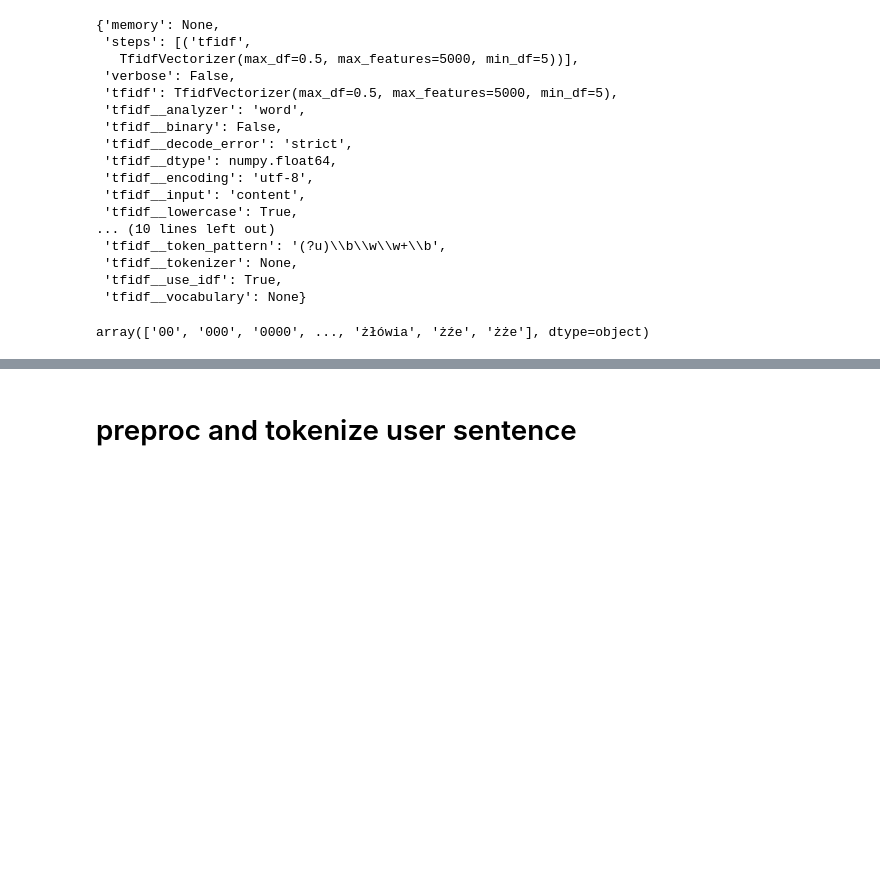
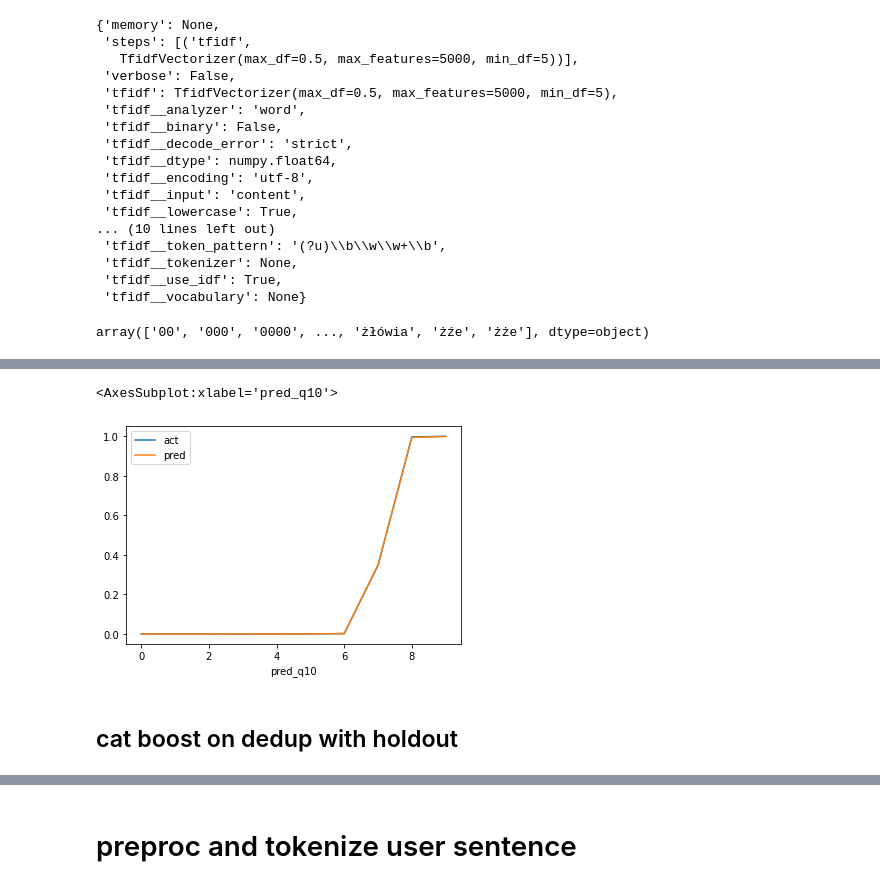
Before and after one commit to mbronis/gensim, a Jupyter notebook: gensim.ipynb, the cells around one changed output, grey strips where cells are left out. Drawn from its saved outputs; the diff is of its cells as text; code cells hidden in the pictures; blank space fills up the shorter version.

Commit message:
Catboost notebook on raw/clean desc

```diff
--- a/gensim.ipynb
+++ b/gensim.ipynb
@@ -729,0 +695,20 @@ Learning rate set to 0.147787
+# %%
+preds = cb2.predict_proba(data_testu)
+preds = [x[1] for x in preds]
+
+X_test = pd.DataFrame(
+    zip(data_testu['desc_clean'], y_testu, preds),
+    columns=['desc_clean', 'negative', 'pred'],
+    index=data_testu.index
+)
+X_test['pred_q10'] = pd.qcut(X_test['pred'], q=10, labels=False)
+
+X_test.groupby('pred_q10').agg(
+    act=('negative', 'mean'),
+    pred=('pred', 'mean')
+).plot()
+# %% [output]
+<AxesSubplot:xlabel='pred_q10'>
+[figure, added]
+# %% [markdown]
+## cat boost on dedup with holdout
```
Also changed, not shown: parts of 47 cells of this notebook.
